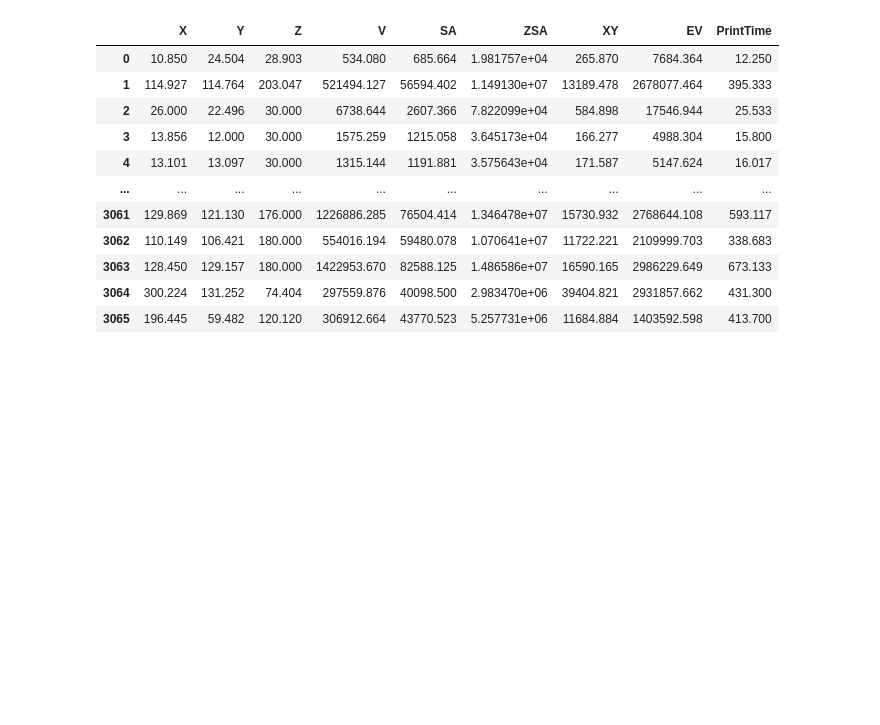
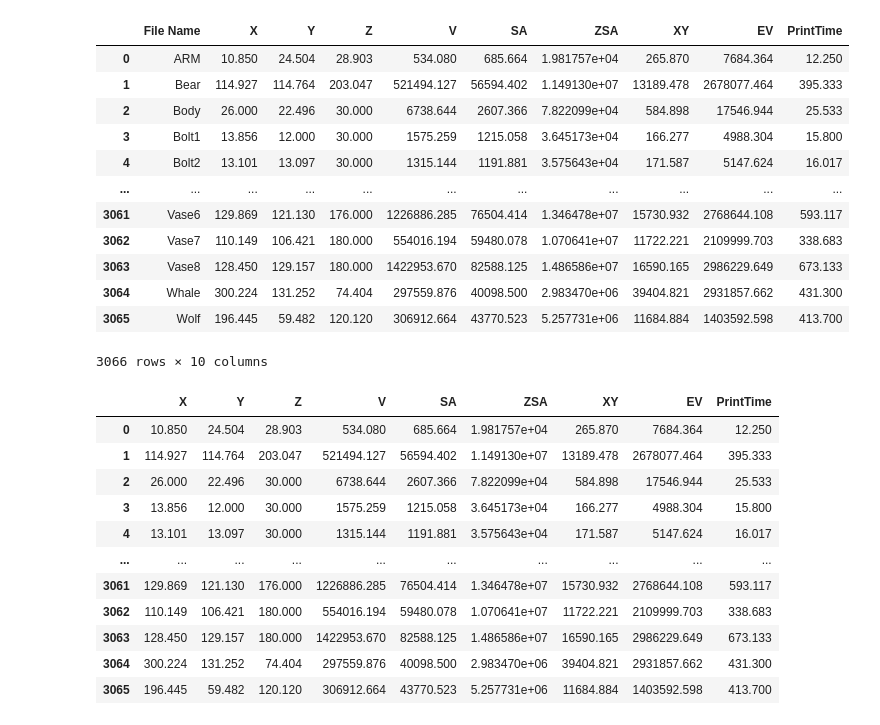
Before and after one commit to Kor-Lazyman/Mom-and-Dad, a Jupyter notebook: AimLab-stl_features/STL_ML.ipynb, the cells around one changed output. Cells and saved outputs as stored; diff of their text form; code cells hidden in the pictures; blank space fills up the shorter version.

```diff
--- a/AimLab-stl_features/STL_ML.ipynb
+++ b/AimLab-stl_features/STL_ML.ipynb
@@ -6,6 +6,22 @@ df=pd.read_excel('./stl.xlsx')
 import matplotlib.pyplot as plt
 import seaborn as sns
 import numpy as np
+# %%
+df
+# %% [output]
+|  | File Name | X | Y | Z | V | SA | ZSA | XY | EV | PrintTime |
+| 0 | ARM | 10.850 | 24.504 | 28.903 | 534.080 | 685.664 | 1.981757e+04 | 265.870 | 7684.364 | 12.250 |
+| 1 | Bear | 114.927 | 114.764 | 203.047 | 521494.127 | 56594.402 | 1.149130e+07 | 13189.478 | 2678077.464 | 395.333 |
+| 2 | Body | 26.000 | 22.496 | 30.000 | 6738.644 | 2607.366 | 7.822099e+04 | 584.898 | 17546.944 | 25.533 |
+| 3 | Bolt1 | 13.856 | 12.000 | 30.000 | 1575.259 | 1215.058 | 3.645173e+04 | 166.277 | 4988.304 | 15.800 |
+| 4 | Bolt2 | 13.101 | 13.097 | 30.000 | 1315.144 | 1191.881 | 3.575643e+04 | 171.587 | 5147.624 | 16.017 |
+| ... | ... | ... | ... | ... | ... | ... | ... | ... | ... | ... |
+| 3061 | Vase6 | 129.869 | 121.130 | 176.000 | 1226886.285 | 76504.414 | 1.346478e+07 | 15730.932 | 2768644.108 | 593.117 |
+| 3062 | Vase7 | 110.149 | 106.421 | 180.000 | 554016.194 | 59480.078 | 1.070641e+07 | 11722.221 | 2109999.703 | 338.683 |
+| 3063 | Vase8 | 128.450 | 129.157 | 180.000 | 1422953.670 | 82588.125 | 1.486586e+07 | 16590.165 | 2986229.649 | 673.133 |
+| 3064 | Whale | 300.224 | 131.252 | 74.404 | 297559.876 | 40098.500 | 2.983470e+06 | 39404.821 | 2931857.662 | 431.300 |
+| 3065 | Wolf | 196.445 | 59.482 | 120.120 | 306912.664 | 43770.523 | 5.257731e+06 | 11684.884 | 1403592.598 | 413.700 |
+3066 rows × 10 columns
 # %%
 df.drop('File Name',axis=1,inplace=True)
 # %%
```
Also changed, not shown: parts of 21 cells of this notebook.
